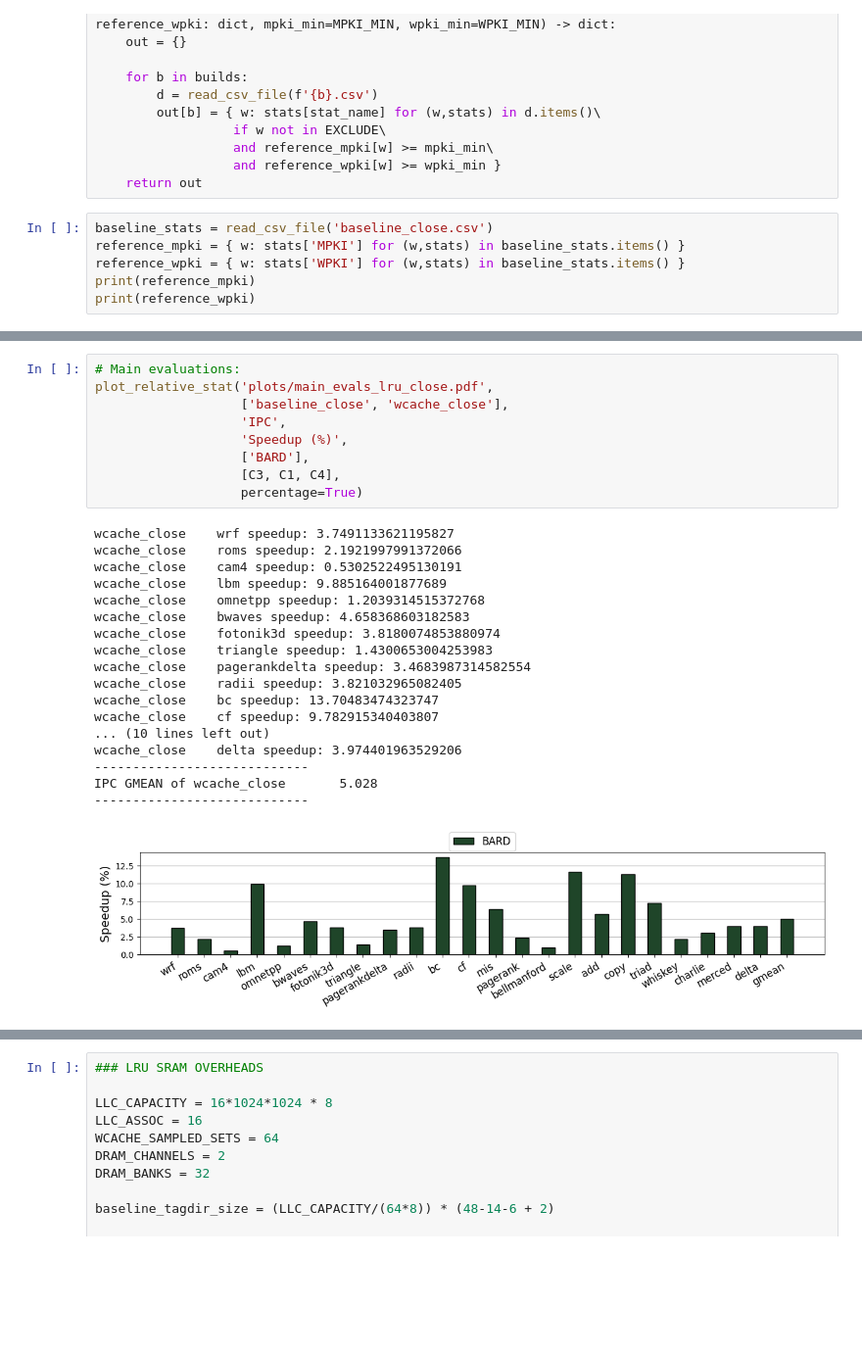
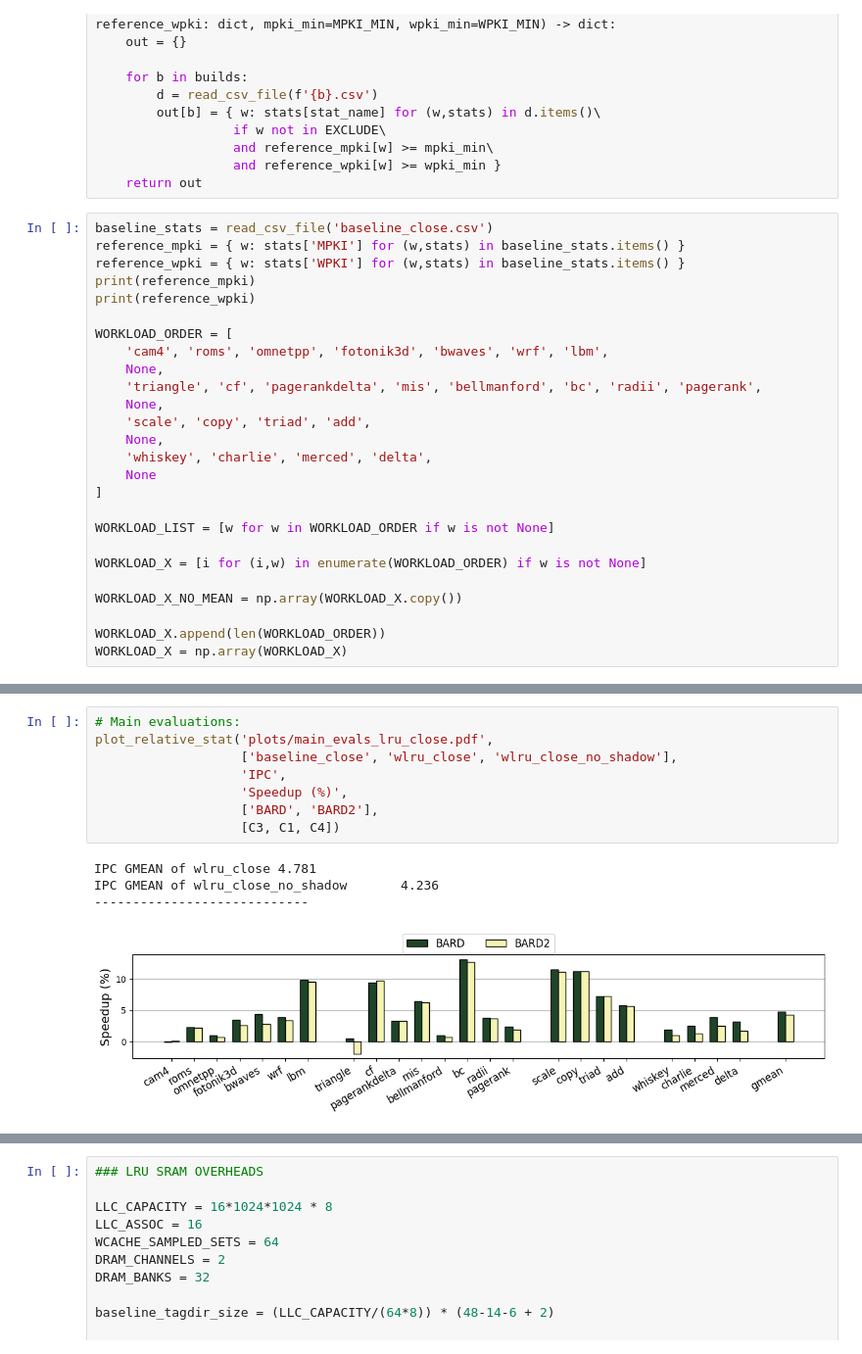
Before and after one commit to panzerox123/champsim-bard, a Jupyter notebook: data/wcache.ipynb, the cells around one changed output, grey strips where cells are left out. Shown: that part at 98% size. Drawn from its saved outputs; the diff is of its cells as text; blank space fills up the shorter version.

```diff
--- a/data/wcache.ipynb
+++ b/data/wcache.ipynb
@@ -49,4 +49,24 @@ reference_mpki = { w: stats['MPKI'] for (w,stats) in baseline_stats.items() }
 reference_wpki = { w: stats['WPKI'] for (w,stats) in baseline_stats.items() }
 print(reference_mpki)
 print(reference_wpki)
+
+WORKLOAD_ORDER = [
+    'cam4', 'roms', 'omnetpp', 'fotonik3d', 'bwaves', 'wrf', 'lbm',
+    None,
+    'triangle', 'cf', 'pagerankdelta', 'mis', 'bellmanford', 'bc', 'radii', 'pagerank',
+    None,
+    'scale', 'copy', 'triad', 'add',
+    None,
+    'whiskey', 'charlie', 'merced', 'delta',
+    None
+]
+
+WORKLOAD_LIST = [w for w in WORKLOAD_ORDER if w is not None]
+
+WORKLOAD_X = [i for (i,w) in enumerate(WORKLOAD_ORDER) if w is not None]
+
+WORKLOAD_X_NO_MEAN = np.array(WORKLOAD_X.copy())
+
+WORKLOAD_X.append(len(WORKLOAD_ORDER))
+WORKLOAD_X = np.array(WORKLOAD_X)
 # %% [output]
@@ -130,29 +122,14 @@ def plot_relative_stat(output_file, builds: list[str], stat_name: str, y_label:
 # %%
 # Main evaluations:
 plot_relative_stat('plots/main_evals_lru_close.pdf',
-                   ['baseline_close', 'wcache_close'],
+                   ['baseline_close', 'wlru_close', 'wlru_close_no_shadow'],
                    'IPC',
                    'Speedup (%)',
-                   ['BARD'],
-                   [C3, C1, C4],
-                   percentage=True)
+                   ['BARD', 'BARD2'],
+                   [C3, C1, C4])
 # %% [output]
-wcache_close    wrf speedup: 3.7491133621195827
-wcache_close    roms speedup: 2.1921997991372066
-wcache_close    cam4 speedup: 0.5302522495130191
-wcache_close    lbm speedup: 9.885164001877689
-wcache_close    omnetpp speedup: 1.2039314515372768
-wcache_close    bwaves speedup: 4.658368603182583
-wcache_close    fotonik3d speedup: 3.8180074853880974
-wcache_close    triangle speedup: 1.4300653004253983
-wcache_close    pagerankdelta speedup: 3.4683987314582554
-wcache_close    radii speedup: 3.821032965082405
-wcache_close    bc speedup: 13.70483474323747
-wcache_close    cf speedup: 9.782915340403807
-... (10 lines left out)
-wcache_close    delta speedup: 3.974401963529206
+IPC GMEAN of wlru_close 4.781
+IPC GMEAN of wlru_close_no_shadow       4.236
 ----------------------------
-IPC GMEAN of wcache_close       5.028
-----------------------------
-[figure, old version]
+[figure, new version]
 # %%
```
Also changed, not shown: parts of 12 cells of this notebook, 44 other files.
